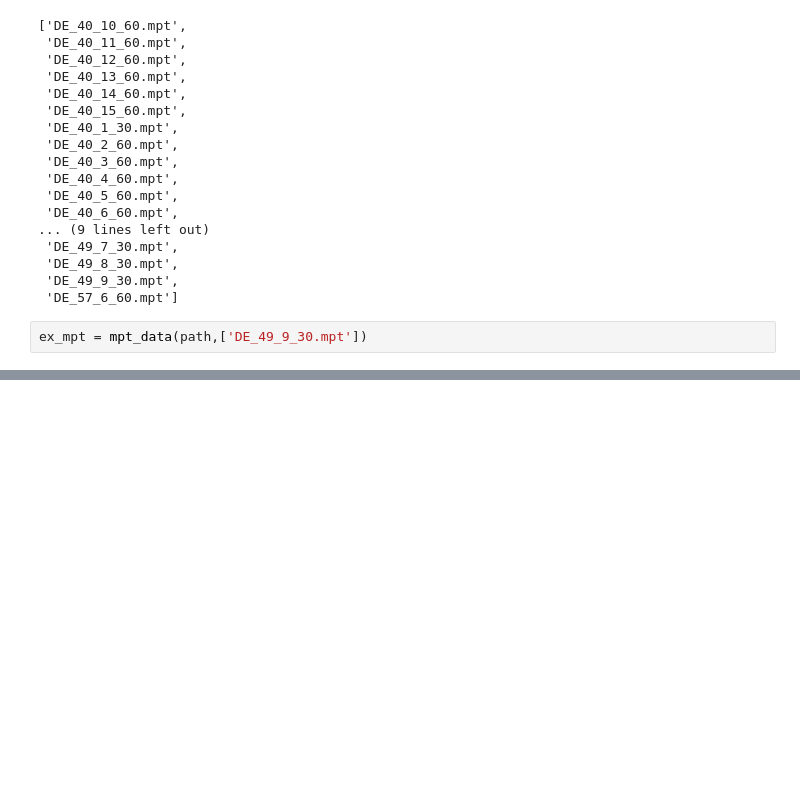
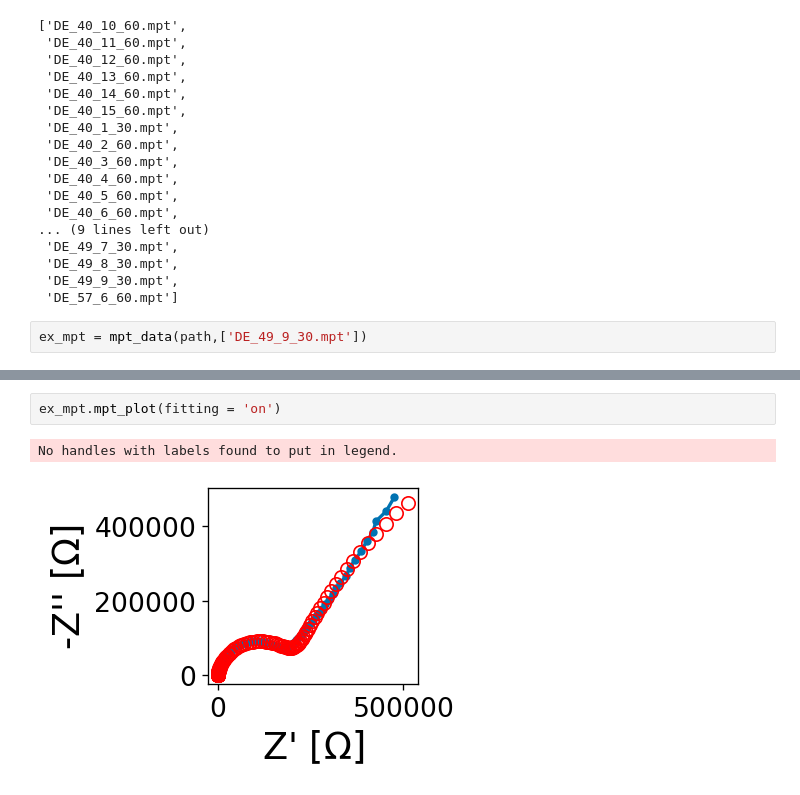
Before and after one commit to WildcatDiscovery/Kyler_Speed_Circuit, a Jupyter notebook: python_notebooks/file_printing.ipynb, the cells around one changed output, grey strips where cells are left out. Saved outputs shown, nothing was run; the diff lists cells and outputs as text; blank space fills up the shorter version.

```diff
--- a/python_notebooks/file_printing.ipynb
+++ b/python_notebooks/file_printing.ipynb
@@ -90,3 +109,8 @@ MPT FILE :  DE_49_9_30.mpt  ERROR:  8945154718.216215
 Name: w, Length: 114, dtype: complex128]
 |  | file | fit_R | fit_Rs | fit_n | fit_Q | fit_R2 | fit_n2 | fit_Q2 | fit_n3 | fit_Q3 |
 | 0 | DE_49_9_30.mpt | 0.009391 | 197064.12515 | 0.880021 | 4.520459e-09 | 2.128415e+06 | 0.777017 | 2.015192e-07 | 0.851549 | 0.029503 |
+# %%
+ex_mpt.mpt_plot(fitting = 'on')
+# %% [output]
+No handles with labels found to put in legend.
+[figure, added]
```
Also changed, not shown: parts of 3 cells of this notebook, 4 other files.
